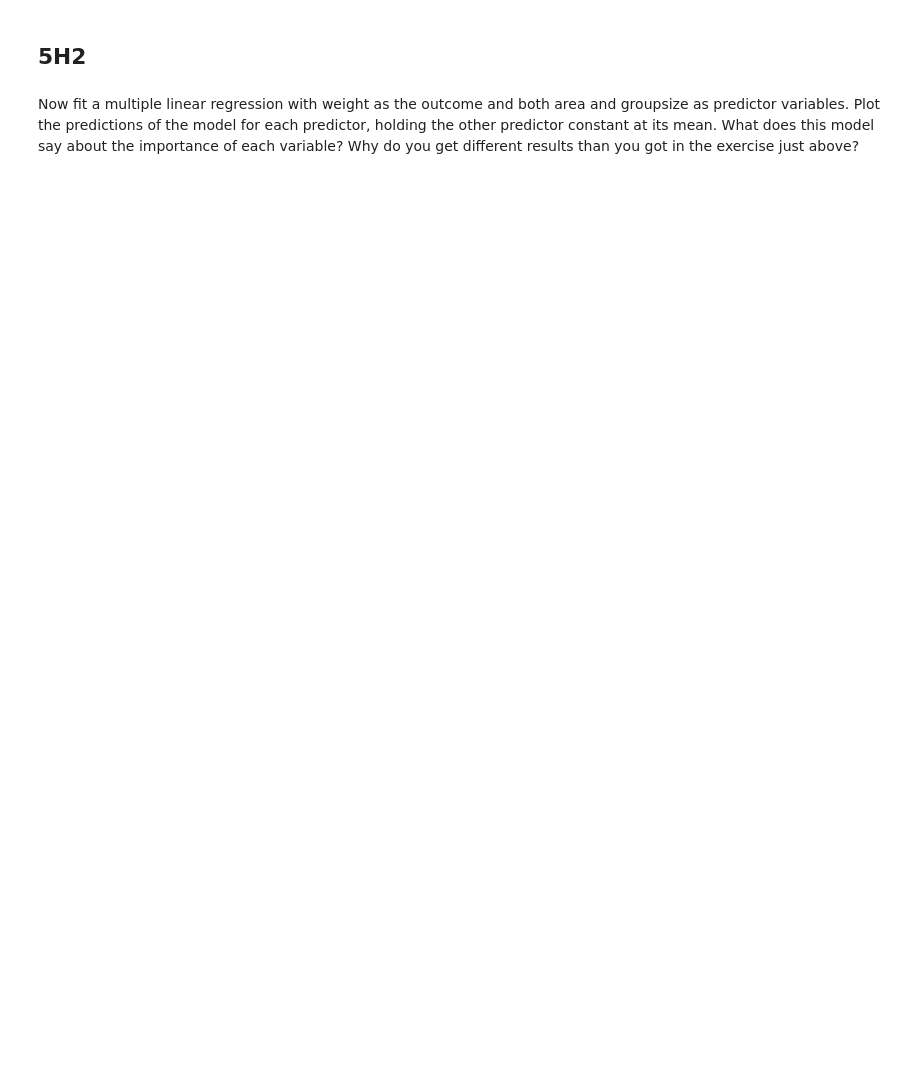
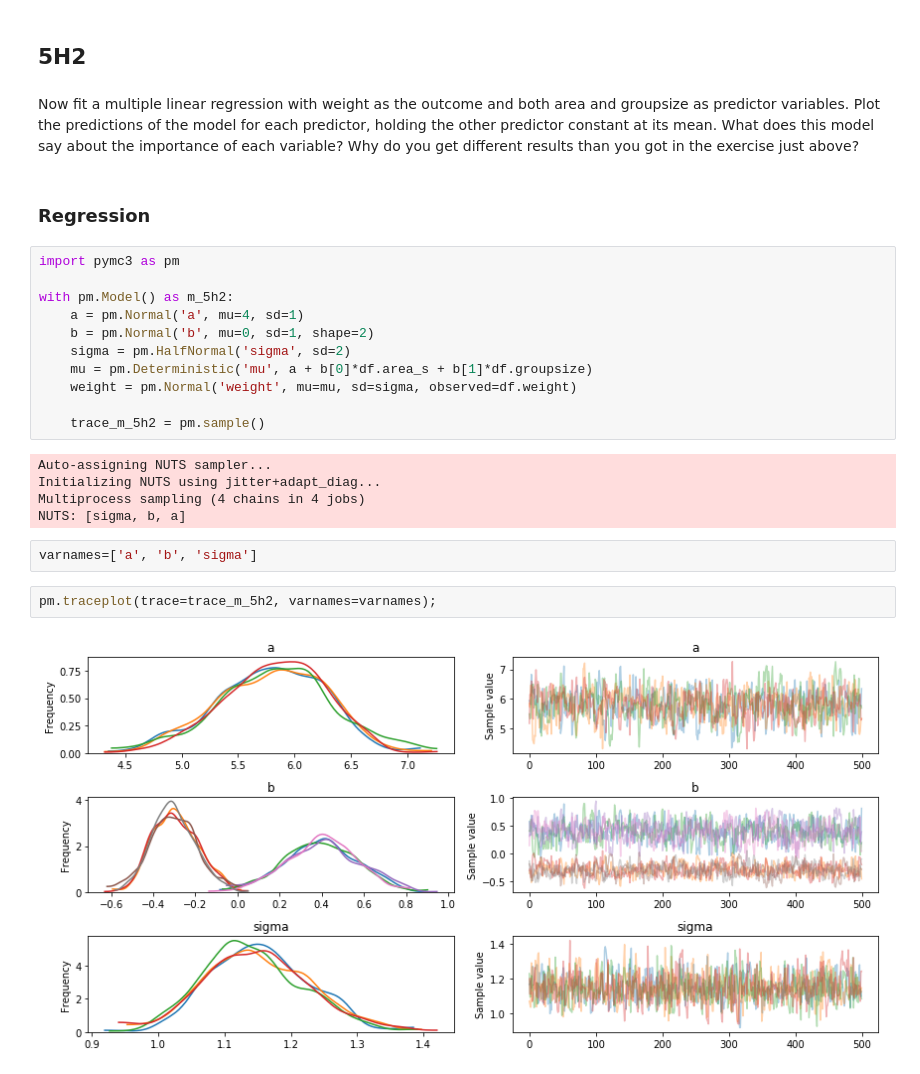
Before and after one commit to Bruschkov/StatisticalRethinking, a Jupyter notebook: chapter05/chapter05_exercises.ipynb, the cells around one changed output. Drawn from its saved outputs; the diff is of its cells as text; blank space fills up the shorter version.

```diff
--- a/chapter05/chapter05_exercises.ipynb
+++ b/chapter05/chapter05_exercises.ipynb
@@ -548,3 +548,27 @@ Now fit a multiple linear regression with weight as the outcome and both area an
 as predictor variables. Plot the predictions of the model for each predictor, holding the other predictor
 constant at its mean. What does this model say about the importance of each variable? Why do you
 get different results than you got in the exercise just above?
+# %% [markdown]
+### Regression
+# %%
+import pymc3 as pm
+
+with pm.Model() as m_5h2:
+    a = pm.Normal('a', mu=4, sd=1)
+    b = pm.Normal('b', mu=0, sd=1, shape=2)
+    sigma = pm.HalfNormal('sigma', sd=2)
+    mu = pm.Deterministic('mu', a + b[0]*df.area_s + b[1]*df.groupsize)
+    weight = pm.Normal('weight', mu=mu, sd=sigma, observed=df.weight)
+
+    trace_m_5h2 = pm.sample()
+# %% [output]
+Auto-assigning NUTS sampler...
+Initializing NUTS using jitter+adapt_diag...
+Multiprocess sampling (4 chains in 4 jobs)
+NUTS: [sigma, b, a]
+# %%
+varnames=['a', 'b', 'sigma']
+# %%
+pm.traceplot(trace=trace_m_5h2, varnames=varnames);
+# %% [output]
+[figure, added]
```
Also changed, not shown: parts of 11 cells of this notebook.
